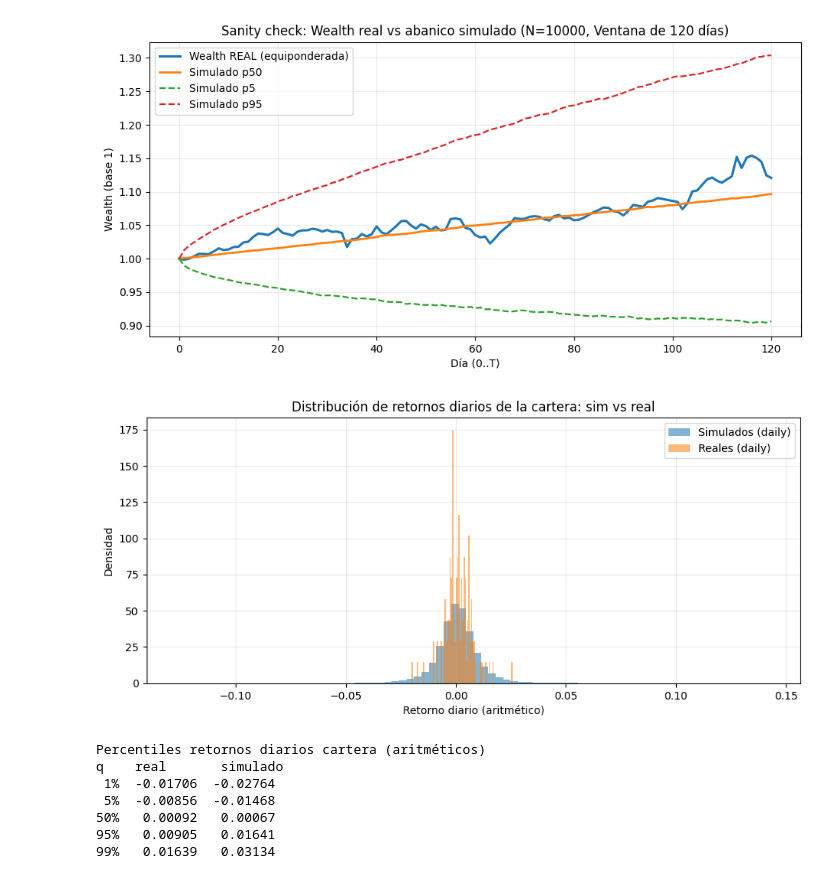
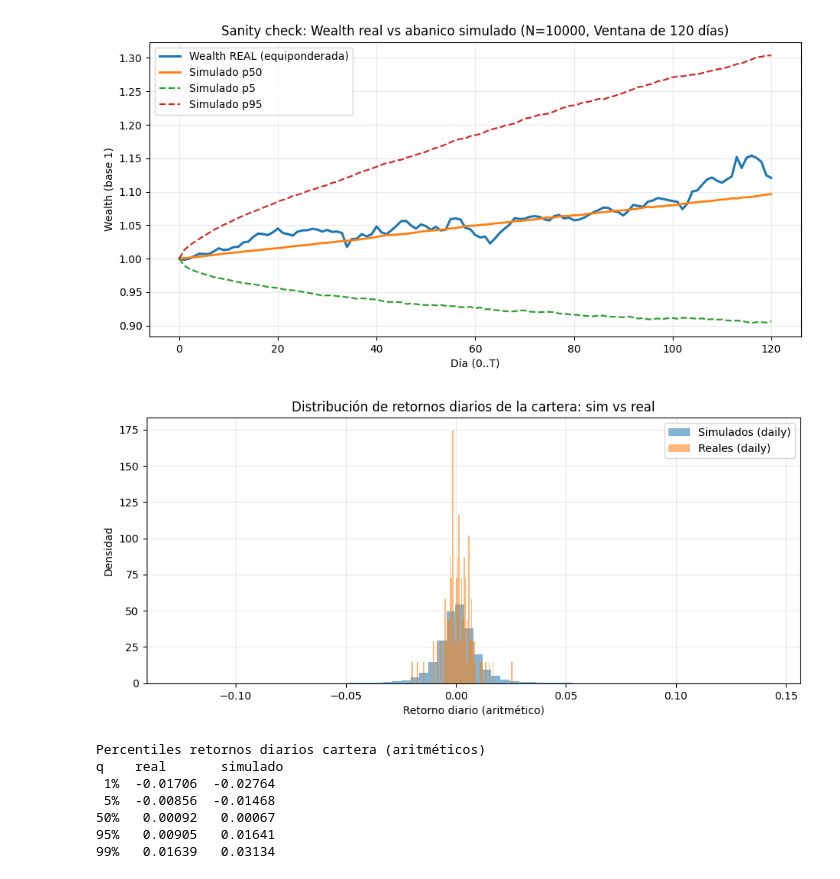
Before and after one commit to alonsodt/Practica-Riesgos-MIAX, a Jupyter notebook: Riesgos (1).ipynb, the cells around one changed output. Drawn from its saved outputs; the diff is of its cells as text; code cells hidden in the pictures.

```diff
--- a/Riesgos (1).ipynb
+++ b/Riesgos (1).ipynb
@@ -1096,19 +1055,17 @@ plt.show()
 simulated_daily_returns = simulated_returns_percentages.ravel()
 daily_returns = windowed_daily_percentage_returns.values
 # %%
-# TODO POR QUE 80 bins? EN que se diferencia este grafico de Distribución retornos diarios (densidad)
-
 plt.figure(figsize=(11, 4.5))
-plt.hist(simulated_daily_returns, bins=80, density=True, alpha=0.55, label="Simulados (daily)")
+plt.hist(simulated_daily_returns, bins=bins, density=True, alpha=0.55, label="Simulados (daily)")
 plt.hist(daily_returns, bins=80, density=True, alpha=0.55, label="Reales (daily)")
 plt.title("Distribución de retornos diarios de la cartera: sim vs real")
 plt.xlabel("Retorno diario (aritmético)")
 plt.ylabel("Densidad")
 plt.grid(True, alpha=0.25)
 plt.legend()
 plt.show()
 # %% [output]
-[figure, old version]
+[figure, new version]
 # %%
 # Percentiles
 qs = [1, 5, 50, 95, 99]
```
Also changed, not shown: parts of 25 cells of this notebook.
